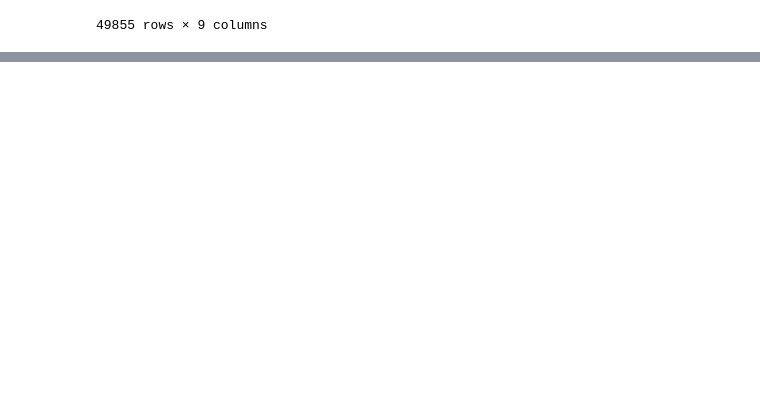
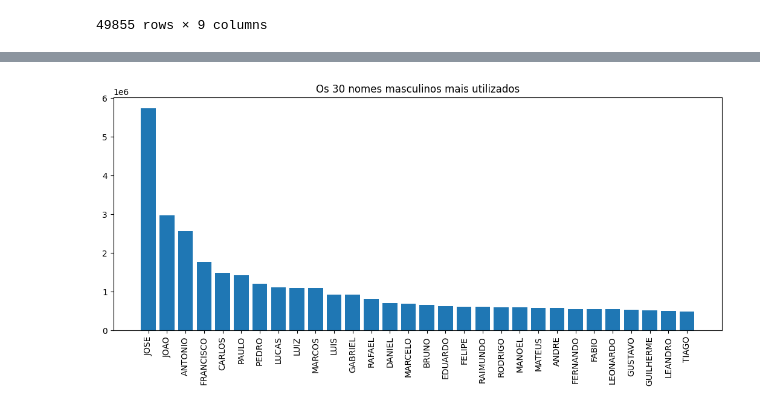
Before and after one commit to Edsondomingos/atividade-final-analise-dataset, a Jupyter notebook: Atividade_Final.ipynb, the cells around one changed output, grey strips where cells are left out. Drawn from its saved outputs; the diff is of its cells as text; code cells hidden in the pictures; blank space fills up the shorter version.

```diff
--- a/Atividade_Final.ipynb
+++ b/Atividade_Final.ipynb
@@ -153,0 +227,11 @@ nomes[nomes.frequency_male == 0]
+# %%
+# Retornar um grafico com Os 30 nomes masculinos mais utilizados
+grafico_male1 = nomes.loc[:,['first_name','frequency_male']].sort_values('frequency_male', ascending=False).head(30)
+
+plt.figure(figsize=(13,5))
+plt.bar(grafico_male1.first_name, grafico_male1.frequency_male)
+plt.title('Os 30 nomes masculinos mais utilizados')
+plt.xticks(rotation=90)
+plt.show()
+# %% [output]
+[figure, added]
```
Also changed, not shown: parts of 19 cells of this notebook.
